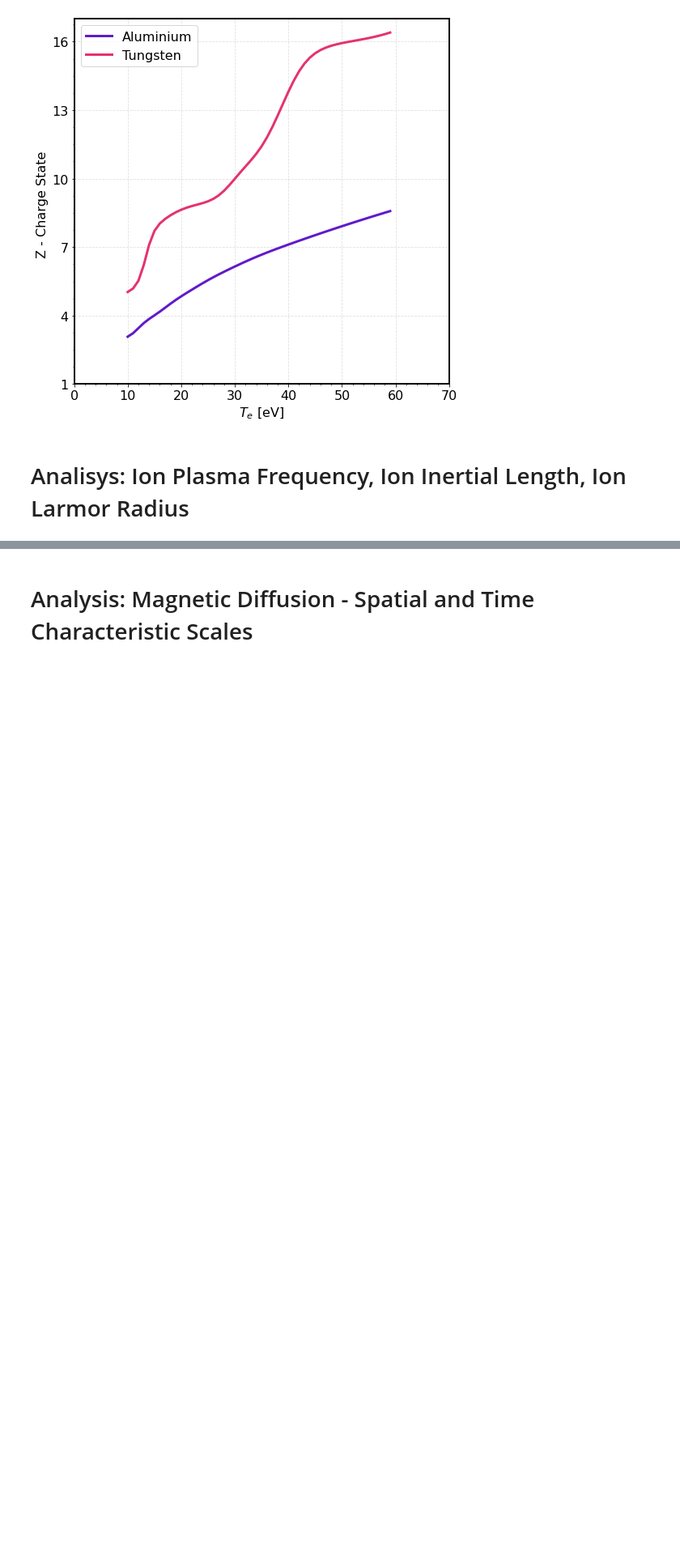
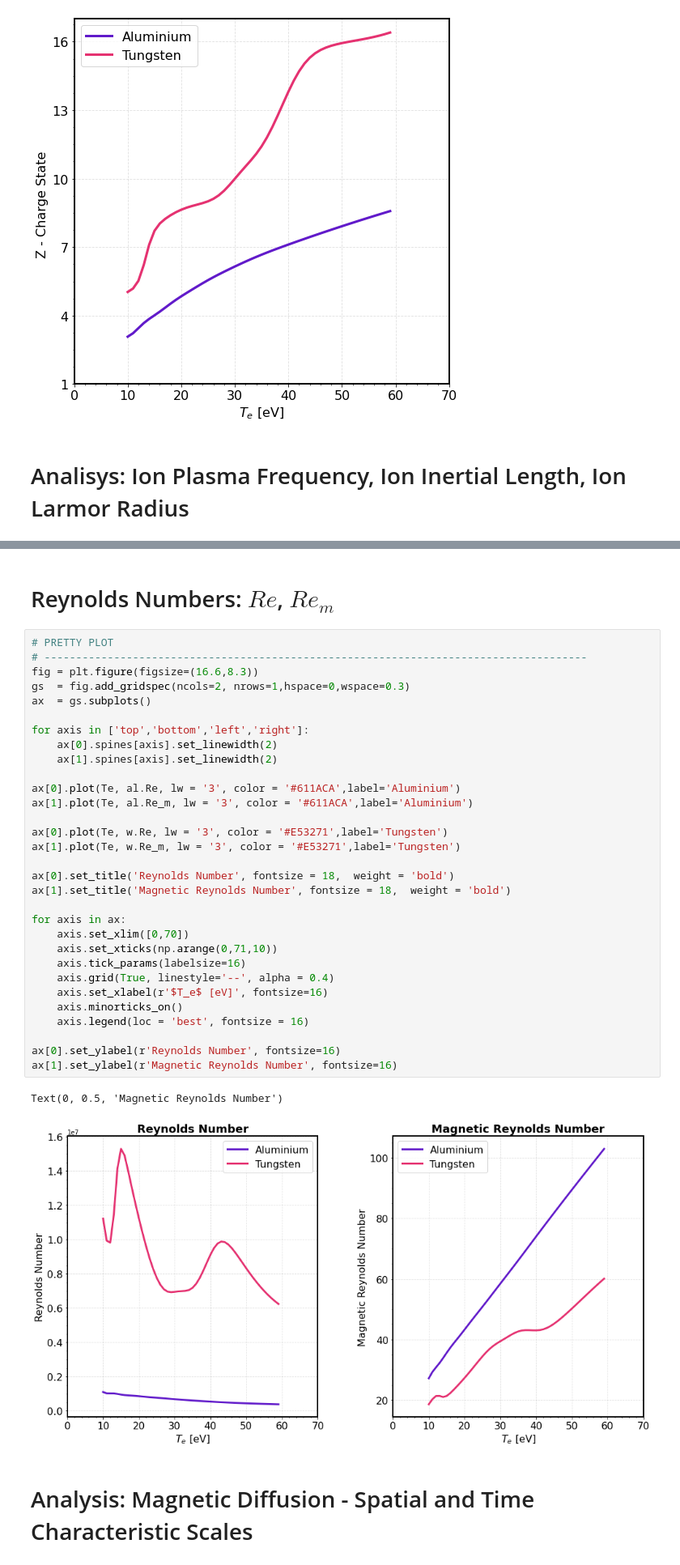
Before and after one commit to stemerlini/MagnetoRT, a Jupyter notebook: MagnetoRT.ipynb, the cells around one changed output, grey strips where cells are left out. Shown at 81% size. Saved outputs shown, nothing was run; the diff lists cells and outputs as text; blank space fills up the shorter version.

```diff
--- a/MagnetoRT.ipynb
+++ b/MagnetoRT.ipynb
@@ -358,3 +405,39 @@ Text(0, 0.5, 'Ion Larmor Radius x $10^{-4}$ [cm]')
+# %% [markdown]
+# Reynolds Numbers: $Re$, $Re_m$
+# %%
+# PRETTY PLOT
+# --------------------------------------------------------------------------------------
+fig = plt.figure(figsize=(16.6,8.3))
+gs  = fig.add_gridspec(ncols=2, nrows=1,hspace=0,wspace=0.3)
+ax  = gs.subplots()
+
+for axis in ['top','bottom','left','right']:
+    ax[0].spines[axis].set_linewidth(2)
+    ax[1].spines[axis].set_linewidth(2)
+
+ax[0].plot(Te, al.Re, lw = '3', color = '#611ACA',label='Aluminium')
+ax[1].plot(Te, al.Re_m, lw = '3', color = '#611ACA',label='Aluminium')
+
+ax[0].plot(Te, w.Re, lw = '3', color = '#E53271',label='Tungsten')
+ax[1].plot(Te, w.Re_m, lw = '3', color = '#E53271',label='Tungsten')
+
+ax[0].set_title('Reynolds Number', fontsize = 18,  weight = 'bold')
+ax[1].set_title('Magnetic Reynolds Number', fontsize = 18,  weight = 'bold')
+
+for axis in ax:
+    axis.set_xlim([0,70])
+    axis.set_xticks(np.arange(0,71,10))
+    axis.tick_params(labelsize=16)
+    axis.grid(True, linestyle='--', alpha = 0.4)
+    axis.set_xlabel(r'$T_e$ [eV]', fontsize=16)
+    axis.minorticks_on()
+    axis.legend(loc = 'best', fontsize = 16)
+
+ax[0].set_ylabel(r'Reynolds Number', fontsize=16)
+ax[1].set_ylabel(r'Magnetic Reynolds Number', fontsize=16)
+# %% [output]
+Text(0, 0.5, 'Magnetic Reynolds Number')
+[figure, added]
 # %% [markdown]
 # Analysis: Magnetic Diffusion - Spatial and Time Characteristic Scales
 # %%
```
Also changed, not shown: parts of 6 cells of this notebook.
